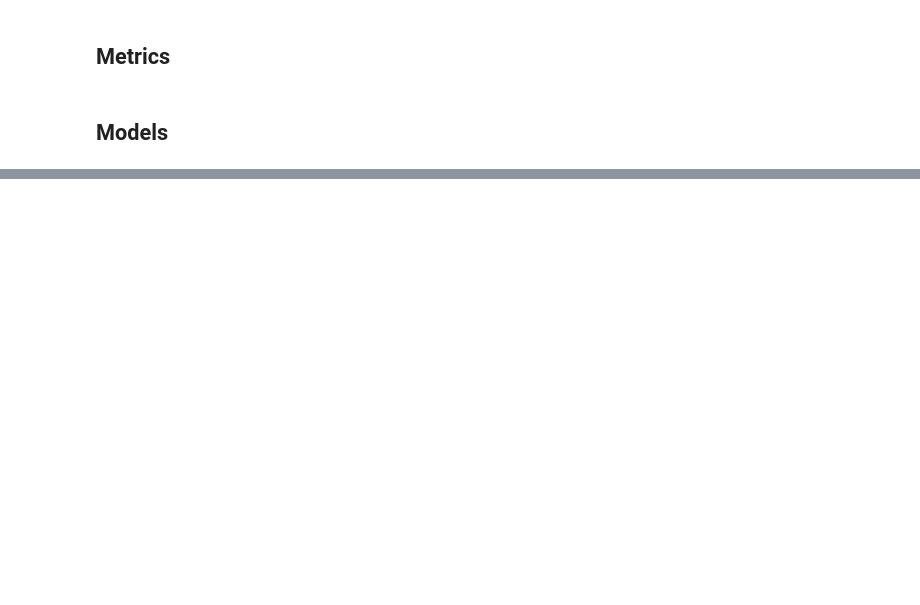
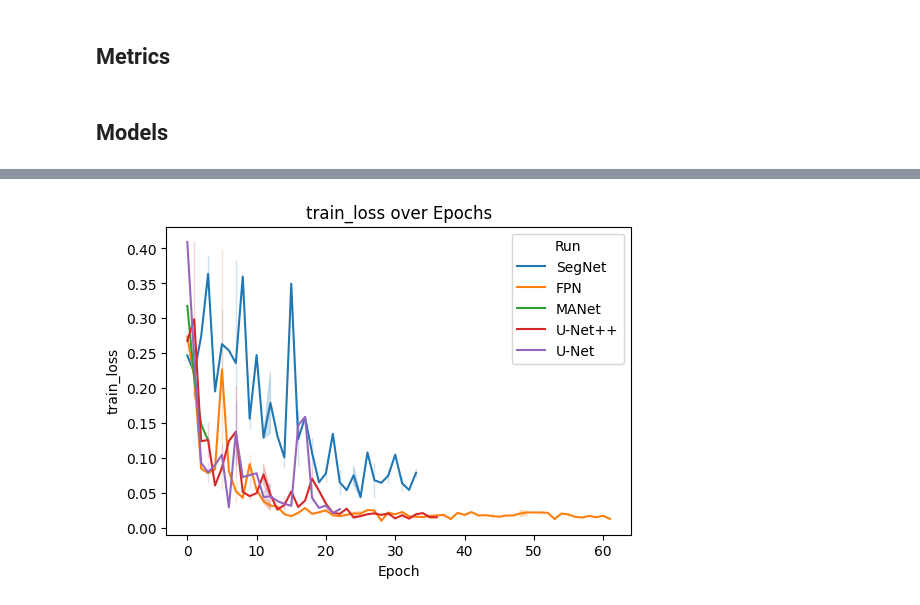
Before and after one commit to Art3miss233/WaterSegNet, a Jupyter notebook: test_models.ipynb, the cells around one changed output, grey strips where cells are left out. Drawn from its saved outputs; the diff is of its cells as text; code cells hidden in the pictures; blank space fills up the shorter version.

```diff
--- a/test_models.ipynb
+++ b/test_models.ipynb
@@ -228,0 +346,80 @@ metrics
+# %%
+from tensorboard.backend.event_processing.event_accumulator import EventAccumulator
+import matplotlib.pyplot as plt
+import pandas as pd
+import seaborn as sns
+import os
+
+
+def create_metric_df(ea, metric_name):
+    """Create a DataFrame for a specific metric if available."""
+    if metric_name in ea.scalars.Keys():
+        return pd.DataFrame(
+            {
+                "Step": [s.step for s in ea.scalars.Items(metric_name)],
+                metric_name: [s.value for s in ea.scalars.Items(metric_name)],
+            }
+        )
+    else:
+        return pd.DataFrame()  # Return empty DataFrame if metric is not available
+
+
+def plot_metrics(data, metrics):
+    """Plot the specified metrics against epochs."""
+    for metric in metrics:
+        if metric != "epoch":
+            plt.figure(figsize=(6, 4))
+            sns.lineplot(x="epoch", y=metric, hue="Run", data=data)
+            plt.title(f"{metric} over Epochs")
+            plt.xlabel("Epoch")
+            plt.ylabel(metric)
+            plt.show()
+
+
+log_dir = "/home/emilia/WaterSegNet/model_logs"
+metrics = [
+    "epoch",
+    "train_loss",
+    "val_loss",
+    "train.Accuracy",
+    "val.Accuracy",
+    "train.Recall",
+    "val.Recall",
+    "train.Precision",
+    "val.Precision",
+    "train.F1Score",
+    "val.F1Score",
+]
+
+# Iterate over each file in the log directory
+data_frames = []
+for file_name in os.listdir(log_dir):
+    file_path = os.path.join(log_dir, file_name)
+    run_name = file_name.split(".")[0]
+
+    # Load the data from each file
+    ea = EventAccumulator(file_path)
+    ea.Reload()
+
+    # Create DataFrames for each metric including epoch
+    metric_dfs = {metric: create_metric_df(ea, metric) for metric in metrics}
+    metric_dfs = {
+        k: v for k, v in metric_dfs.items() if not v.empty
+    }  # Filter out empty DataFrames
+
+    if "epoch" in metric_dfs and metric_dfs:  # Ensure epoch data is present
+        # Merge all metrics with epoch DataFrame
+        base_df = metric_dfs["epoch"]
+        for metric, df in metric_dfs.items():
+            if metric != "epoch":
+                merged_df = pd.merge(base_df, df, on="Step")
+                merged_df["Run"] = run_name
+                data_frames.append(merged_df)
+
+# Combine all data frames
+combined_data = pd.concat(data_frames, ignore_index=True)
+
+# Plot using Seaborn
+plot_metrics(combined_data, metrics)
+# %% [output]
+[figure, added]
```
Also changed, not shown: parts of 7 cells of this notebook, 13 other files.
